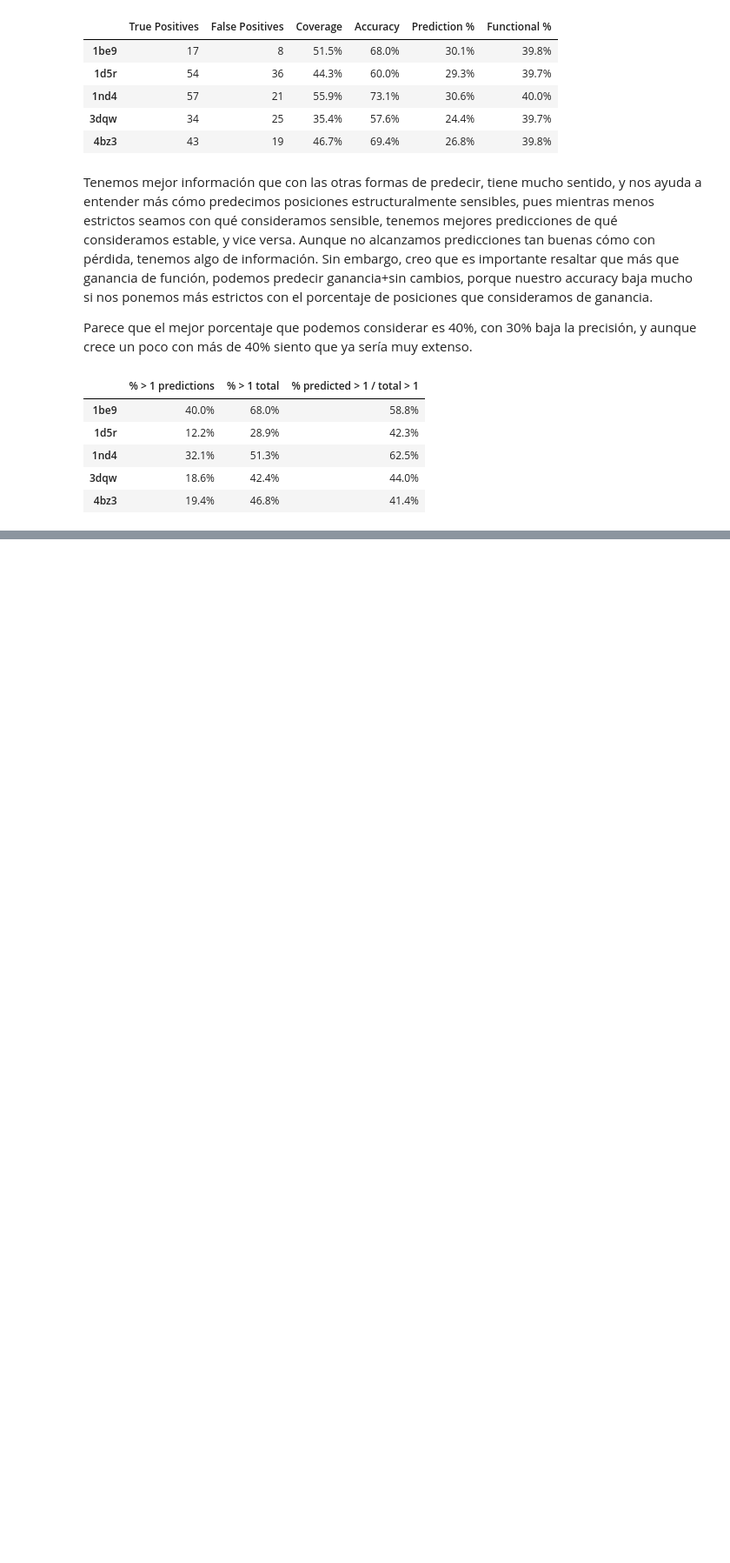
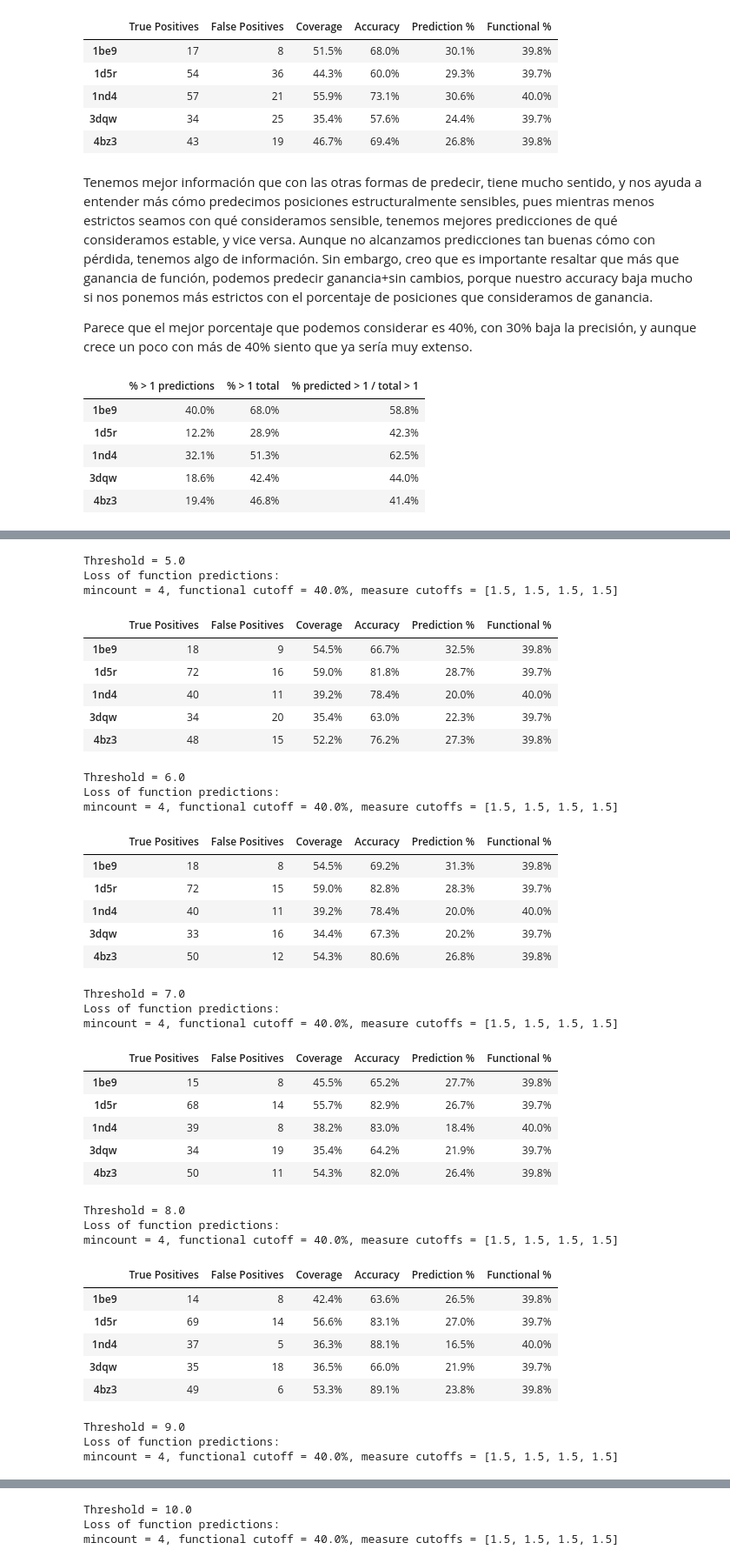
Before and after one commit to CrisSotomayor/perturbation-networks-get-data, a Jupyter notebook: data2.ipynb, the cells around one changed output, grey strips where cells are left out. Shown at 87% size. Cells and saved outputs as stored; diff of their text form; code cells hidden in the pictures; blank space fills up the shorter version.

```diff
--- a/data2.ipynb
+++ b/data2.ipynb
@@ -928,0 +1043,44 @@ No sé si habría que volver a los datos funcionales normales para checar estas
+# %%
+for thresh in [5.0, 6.0, 7.0, 8.0, 9.0, 10.0]:
+    print(f'Threshold = {thresh}')
+    ComparePredictionsLoss(0.4, 4, measure_cutoffs=[1.5,1.5,1.5,1.5], thresh=thresh)
+# %% [output]
+Threshold = 5.0
+Loss of function predictions:
+mincount = 4, functional cutoff = 40.0%, measure cutoffs = [1.5, 1.5, 1.5, 1.5]
+|  | True Positives | False Positives | Coverage | Accuracy | Prediction % | Functional % |
+| 1be9 | 18 | 9 | 54.5% | 66.7% | 32.5% | 39.8% |
+| 1d5r | 72 | 16 | 59.0% | 81.8% | 28.7% | 39.7% |
+| 1nd4 | 40 | 11 | 39.2% | 78.4% | 20.0% | 40.0% |
+| 3dqw | 34 | 20 | 35.4% | 63.0% | 22.3% | 39.7% |
+| 4bz3 | 48 | 15 | 52.2% | 76.2% | 27.3% | 39.8% |
+Threshold = 6.0
+Loss of function predictions:
+mincount = 4, functional cutoff = 40.0%, measure cutoffs = [1.5, 1.5, 1.5, 1.5]
+|  | True Positives | False Positives | Coverage | Accuracy | Prediction % | Functional % |
+| 1be9 | 18 | 8 | 54.5% | 69.2% | 31.3% | 39.8% |
+| 1d5r | 72 | 15 | 59.0% | 82.8% | 28.3% | 39.7% |
+| 1nd4 | 40 | 11 | 39.2% | 78.4% | 20.0% | 40.0% |
+| 3dqw | 33 | 16 | 34.4% | 67.3% | 20.2% | 39.7% |
+| 4bz3 | 50 | 12 | 54.3% | 80.6% | 26.8% | 39.8% |
+Threshold = 7.0
+Loss of function predictions:
+mincount = 4, functional cutoff = 40.0%, measure cutoffs = [1.5, 1.5, 1.5, 1.5]
+|  | True Positives | False Positives | Coverage | Accuracy | Prediction % | Functional % |
+| 1be9 | 15 | 8 | 45.5% | 65.2% | 27.7% | 39.8% |
+| 1d5r | 68 | 14 | 55.7% | 82.9% | 26.7% | 39.7% |
+| 1nd4 | 39 | 8 | 38.2% | 83.0% | 18.4% | 40.0% |
+| 3dqw | 34 | 19 | 35.4% | 64.2% | 21.9% | 39.7% |
+| 4bz3 | 50 | 11 | 54.3% | 82.0% | 26.4% | 39.8% |
+Threshold = 8.0
+Loss of function predictions:
+mincount = 4, functional cutoff = 40.0%, measure cutoffs = [1.5, 1.5, 1.5, 1.5]
+|  | True Positives | False Positives | Coverage | Accuracy | Prediction % | Functional % |
+| 1be9 | 14 | 8 | 42.4% | 63.6% | 26.5% | 39.8% |
+| 1d5r | 69 | 14 | 56.6% | 83.1% | 27.0% | 39.7% |
+| 1nd4 | 37 | 5 | 36.3% | 88.1% | 16.5% | 40.0% |
+| 3dqw | 35 | 18 | 36.5% | 66.0% | 21.9% | 39.7% |
+| 4bz3 | 49 | 6 | 53.3% | 89.1% | 23.8% | 39.8% |
+Threshold = 9.0
+Loss of function predictions:
+mincount = 4, functional cutoff = 40.0%, measure cutoffs = [1.5, 1.5, 1.5, 1.5]
@@ -928,0 +1093,3 @@ No sé si habría que volver a los datos funcionales normales para checar estas
+Threshold = 10.0
+Loss of function predictions:
+mincount = 4, functional cutoff = 40.0%, measure cutoffs = [1.5, 1.5, 1.5, 1.5]
```
Also changed, not shown: parts of 17 cells of this notebook.
